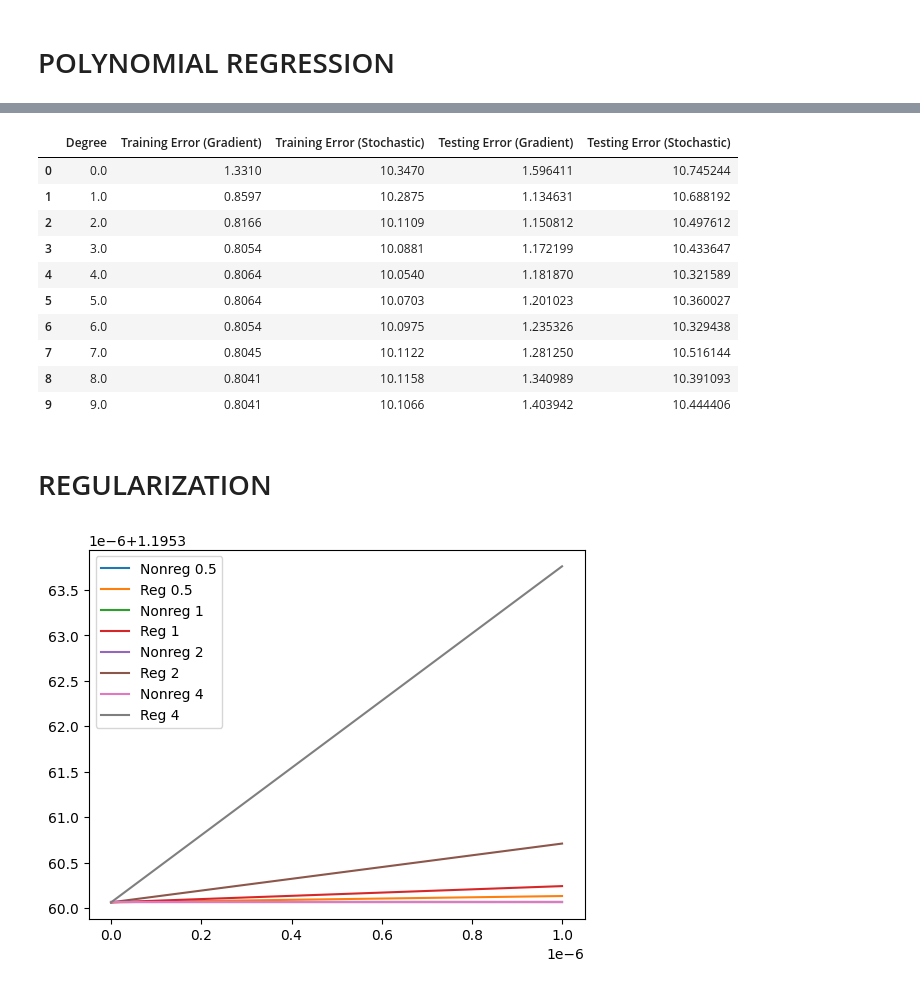
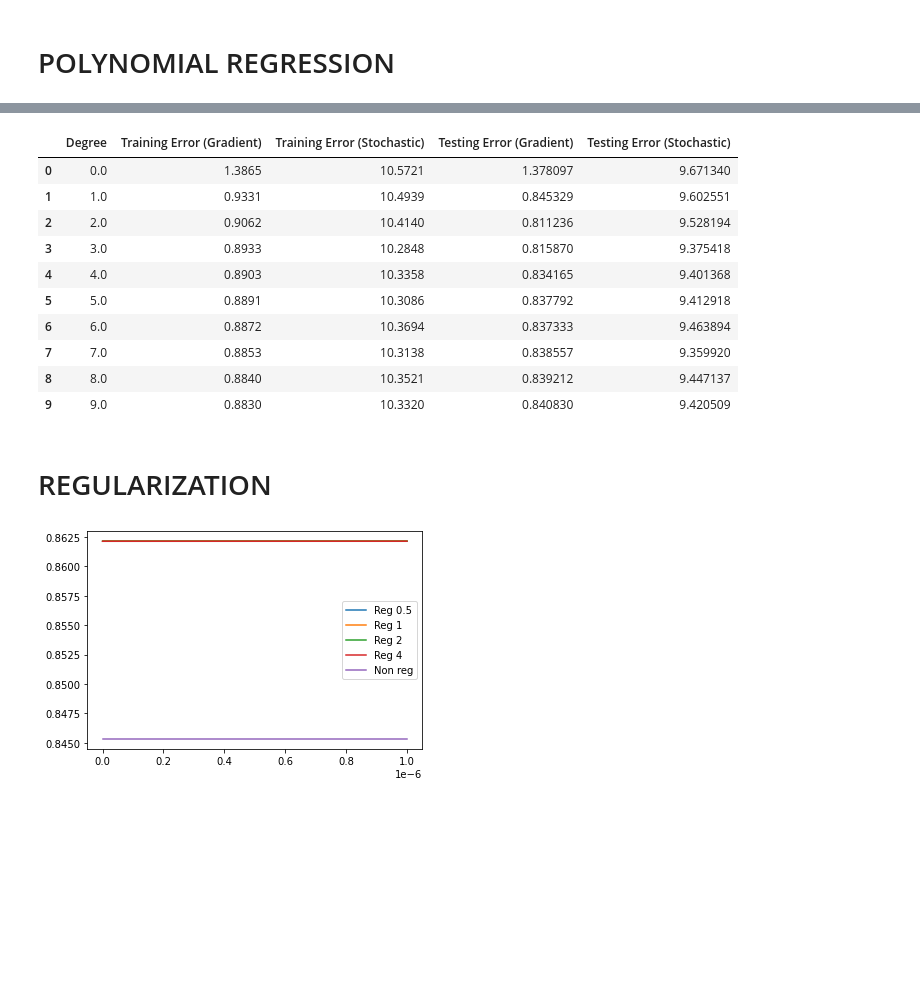
Before and after one commit to mokshith002/FODS-Assignment-1, a Jupyter notebook: 1B.ipynb, the cells around one changed output, grey strips where cells are left out. Cells and saved outputs as stored; diff of their text form; code cells hidden in the pictures; blank space fills up the shorter version.

```diff
--- a/1B.ipynb
+++ b/1B.ipynb
@@ -35,7 +37,7 @@ print(N_train, N_test)
 # %% [markdown]
 # POLYNOMIAL REGRESSION
 # %%
-def normalize (X):
+def normalize_train(X):
 
     mean = np.array(np.mean(X[1:, :], axis = 1)).reshape([len(X) - 1, 1])
     std = np.array(np.std(X[1:, :], axis = 1)).reshape([len(X) - 1, 1])
@@ -43,12 +45,11 @@ def normalize (X):
     mean = np.concatenate((np.zeros([1,1]), mean), axis = 0)
     std = np.concatenate((np.ones([1,1]), std), axis = 0)
 
-    mean = np.repeat(mean, len(X[0]), axis = 1)
-    std = np.repeat(std, len(X[0]), axis = 1)
+    mean_cur = np.repeat(mean, len(X[0]), axis = 1)
+    std_cur = np.repeat(std, len(X[0]), axis = 1)
 
-    X = (X - mean) / std
-
-    return X
+    X = (X - mean_cur) / std_cur
+    return (X, mean, std)
 # %%
 def generate_feature_matrix(X, deg):
 
@@ -165,7 +166,7 @@ def testing_polynomial_regression(Y, X, W):
     return error_history
 # %%
 X = generate_feature_matrix(X_train, 9)
-X = normalize(X)
+(X, mean_norm, std_norm) = normalize_train(X)
 training_error_gradient, W_gradient = training_polynomial_regression(Y_train, X, gradient_descent)
 training_error_stochastic, W_stochastic = training_polynomial_regression(Y_train, X, stochastic_descent)
 # %% [output]
@@ -174,5 +175,7 @@ training_error_stochastic, W_stochastic = training_polynomial_regression(Y_train
 # %%
 X = generate_feature_matrix(X_test, 9)
+X = normalize_test(X, mean_norm, std_norm)
+
 W = [i.reshape([len(i), 1]) for i in W_gradient]
 testing_error_gradient = testing_polynomial_regression(Y_test, X, W)
 
@@ -208,16 +211,16 @@ polynomial_regression_table = pd.DataFrame(polynomial_regression_result, columns
 polynomial_regression_table
 # %% [output]
 |  | Degree | Training Error (Gradient) | Training Error (Stochastic) | Testing Error (Gradient) | Testing Error (Stochastic) |
-| 0 | 0.0 | 1.3310 | 10.3470 | 1.596411 | 10.745244 |
-| 1 | 1.0 | 0.8597 | 10.2875 | 1.134631 | 10.688192 |
-| 2 | 2.0 | 0.8166 | 10.1109 | 1.150812 | 10.497612 |
-| 3 | 3.0 | 0.8054 | 10.0881 | 1.172199 | 10.433647 |
-| 4 | 4.0 | 0.8064 | 10.0540 | 1.181870 | 10.321589 |
-| 5 | 5.0 | 0.8064 | 10.0703 | 1.201023 | 10.360027 |
-| 6 | 6.0 | 0.8054 | 10.0975 | 1.235326 | 10.329438 |
-| 7 | 7.0 | 0.8045 | 10.1122 | 1.281250 | 10.516144 |
-| 8 | 8.0 | 0.8041 | 10.1158 | 1.340989 | 10.391093 |
-| 9 | 9.0 | 0.8041 | 10.1066 | 1.403942 | 10.444406 |
+| 0 | 0.0 | 1.3865 | 10.5721 | 1.378097 | 9.671340 |
+| 1 | 1.0 | 0.9331 | 10.4939 | 0.845329 | 9.602551 |
+| 2 | 2.0 | 0.9062 | 10.4140 | 0.811236 | 9.528194 |
+| 3 | 3.0 | 0.8933 | 10.2848 | 0.815870 | 9.375418 |
+| 4 | 4.0 | 0.8903 | 10.3358 | 0.834165 | 9.401368 |
+| 5 | 5.0 | 0.8891 | 10.3086 | 0.837792 | 9.412918 |
+| 6 | 6.0 | 0.8872 | 10.3694 | 0.837333 | 9.463894 |
+| 7 | 7.0 | 0.8853 | 10.3138 | 0.838557 | 9.359920 |
+| 8 | 8.0 | 0.8840 | 10.3521 | 0.839212 | 9.447137 |
+| 9 | 9.0 | 0.8830 | 10.3320 | 0.840830 | 9.420509 |
 # %% [markdown]
 # REGULARIZATION
 # %%
@@ -233,10 +237,9 @@ def error_function(Y, X, W):
 # %%
 # l = lambda
 def regularized_gradient_descent(Y, X, W, q, alpha, l, iterations):
-    N = 437
-    M = len(X)
+    N = X.shape[1]
     cost = np.zeros(iterations)
-
+    # print(f"X: {X.shape}, N: {N}, Y: {Y.shape}, W: {W.shape}")
     for i in range(iterations):
 
         W = W - (alpha) * (((-1 / N) * (X @ (Y - W.T @ X).T)) + ((l / 2) * q * (np.abs(W) ** (q - 1))))
@@ -250,30 +253,24 @@ Y = Y_train
 X_test = np.concatenate((np.ones([1, len(X_test[0])]), X_test), axis = 0)
 # %%
 q_vec = [0.5, 1, 2, 4]
-lam_vec = np.linspace(0, 1e-6, 100)
+lam_vec = np.linspace(1e-10, 1e-6, 20)
 alpha = 0.01
 iterations = 1000
-# fig_train, ax_train = plt.subplots()
-fig, ax_reg = plt.subplots(1, 1)
+
+fig, ax = plt.subplots(1, 1)
 for i in range(4):
     q = q_vec[i]
-    cost_vec_nonreg = []
     cost_vec_reg = []
     for l in lam_vec:
         W = np.ones([3, 1])
-        W, cost = gradient_descent(Y, X, W, alpha, iterations)
-        cost_vec_nonreg.append(error_function(Y_test, X_test, W))
-        W = np.ones([3, 1])
         W, cost = regularized_gradient_descent(Y, X, W, q, alpha, l, iterations)
         cost_vec_reg.append(error_function(Y_test, X_test, W))
-    ax_reg.plot(lam_vec, cost_vec_nonreg, label=f"Nonreg {q}")
-    ax_reg.plot(lam_vec, cost_vec_reg, label=f"Reg {q}")
+    ax.plot(lam_vec, cost_vec_reg, label=f"Reg {q}")
 
-ax_reg.legend()
-# ax_reg.set_title("Regularized")
-# ax_nonreg.legend()
-# ax_nonreg.set_title("Non regularized")
+ax.plot(lam_vec, np.ones(len(lam_vec)) * testing_error_gradient[1][0], label=f"Non reg")
+
+ax.legend()
 
 plt.show()
 # %% [output]
-[figure, old version]
+[figure, new version]
```
Also changed, not shown: parts of 9 cells of this notebook.
